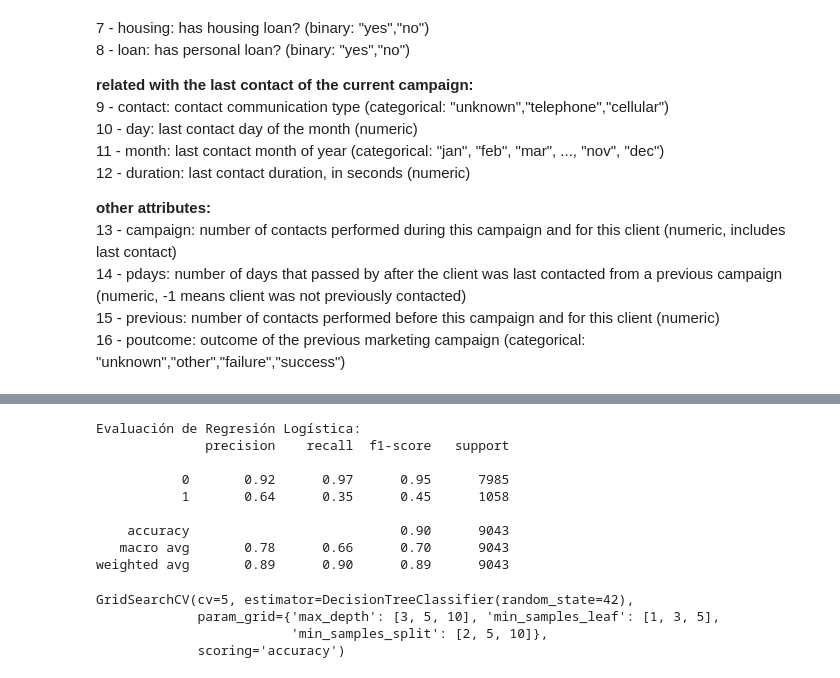
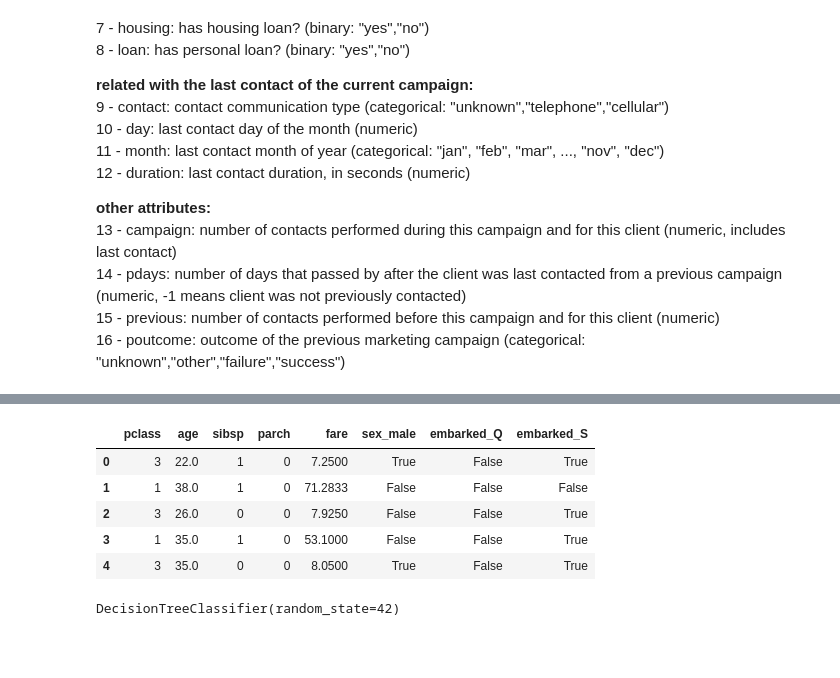
Before and after one commit to tonisantacruz/ONLINE_DS_THEBRIDGE_tonisantacruz, a Jupyter notebook: Sprint 11/Unidad 1/Practica obligatoria/18_Practica_Obligatoria_Arboles_de_Decisión_y_Ajuste_de_hiperparámetros_Toni_Santacruz.ipynb, the cells around one changed output, grey strips where cells are left out. Drawn from its saved outputs; the diff is of its cells as text; code cells hidden in the pictures; blank space fills up the shorter version.

```diff
--- a/Sprint 11/Unidad 1/Practica obligatoria/18_Practica_Obligatoria_Arboles_de_Decisión_y_Ajuste_de_hiperparámetros_Toni_Santacruz.ipynb
+++ b/Sprint 11/Unidad 1/Practica obligatoria/18_Practica_Obligatoria_Arboles_de_Decisión_y_Ajuste_de_hiperparámetros_Toni_Santacruz.ipynb
@@ -194,34 +74,35 @@ X_train, X_test, y_train, y_test = train_test_split(X, y, test_size=0.2, random_
-# %%
-#modelo regresion logistica
-logreg = LogisticRegression()
-logreg.fit(X_train, y_train)
-y_pred_logreg = logreg.predict(X_test)
-
-print("Evaluación de Regresión Logística:")
-print(classification_report(y_test, y_pred_logreg))
-# %% [output]
-Evaluación de Regresión Logística:
-              precision    recall  f1-score   support
-
-           0       0.92      0.97      0.95      7985
-           1       0.64      0.35      0.45      1058
-
-    accuracy                           0.90      9043
-   macro avg       0.78      0.66      0.70      9043
-weighted avg       0.89      0.90      0.89      9043
-# %%
-# 6. Modelo de Árbol de Decisión con optimización de hiperparámetros
-param_grid = {
-    'max_depth': [3, 5, 10],
-    'min_samples_split': [2, 5, 10],
-    'min_samples_leaf': [1, 3, 5]
-}
-
-dt = DecisionTreeClassifier(random_state=42)
-grid_search = GridSearchCV(dt, param_grid, cv=5, scoring='accuracy')
-grid_search.fit(X_train, y_train)
-# %% [output]
-GridSearchCV(cv=5, estimator=DecisionTreeClassifier(random_state=42),
-             param_grid={'max_depth': [3, 5, 10], 'min_samples_leaf': [1, 3, 5],
-                         'min_samples_split': [2, 5, 10]},
-             scoring='accuracy')
+# %%
+#Selección de columnas que vamos a usar
+columnas_utiles = ['pclass', 'sex', 'age', 'sibsp', 'parch', 'fare', 'embarked']
+df_modelo = df[columnas_utiles + ['survived']]
+
+#Eliminar filas con valores nulos
+df_modelo = df_modelo.dropna()
+
+#Convertir variables categóricas a numéricas con get_dummies
+df_modelo = pd.get_dummies(df_modelo, columns=['sex', 'embarked'], drop_first=True)
+
+#Separar X (variables predictoras) e y (variable objetivo)
+X = df_modelo.drop('survived', axis=1)
+y = df_modelo['survived']
+
+#Verificamos que todo esté bien
+X.head()
+# %% [output]
+|  | pclass | age | sibsp | parch | fare | sex_male | embarked_Q | embarked_S |
+| 0 | 3 | 22.0 | 1 | 0 | 7.2500 | True | False | True |
+| 1 | 1 | 38.0 | 1 | 0 | 71.2833 | False | False | False |
+| 2 | 3 | 26.0 | 0 | 0 | 7.9250 | False | False | True |
+| 3 | 1 | 35.0 | 1 | 0 | 53.1000 | False | False | True |
+| 4 | 3 | 35.0 | 0 | 0 | 8.0500 | True | False | True |
+# %%
+#Dividir en entrenamiento y prueba (80% train, 20% test)
+X_train, X_test, y_train, y_test = train_test_split(X, y, test_size=0.2, random_state=42)
+
+#Crear el modelo de árbol de decisión
+modelo_arbol = DecisionTreeClassifier(random_state=42)
+
+#Entrenar el modelo
+modelo_arbol.fit(X_train, y_train)
+# %% [output]
+DecisionTreeClassifier(random_state=42)
```
Also changed, not shown: parts of 18 cells of this notebook, 17 other files.
